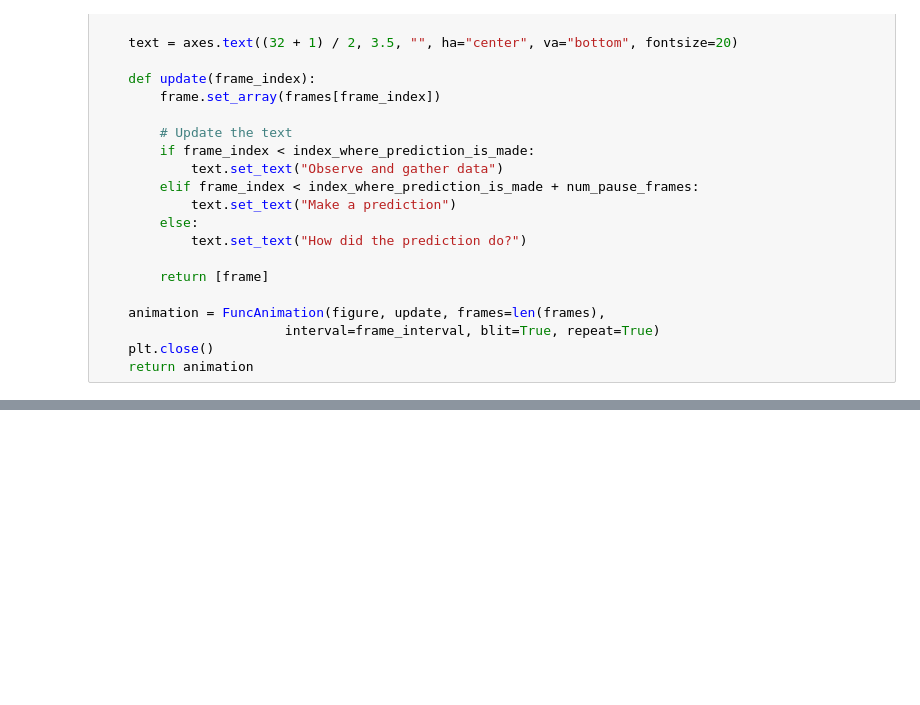
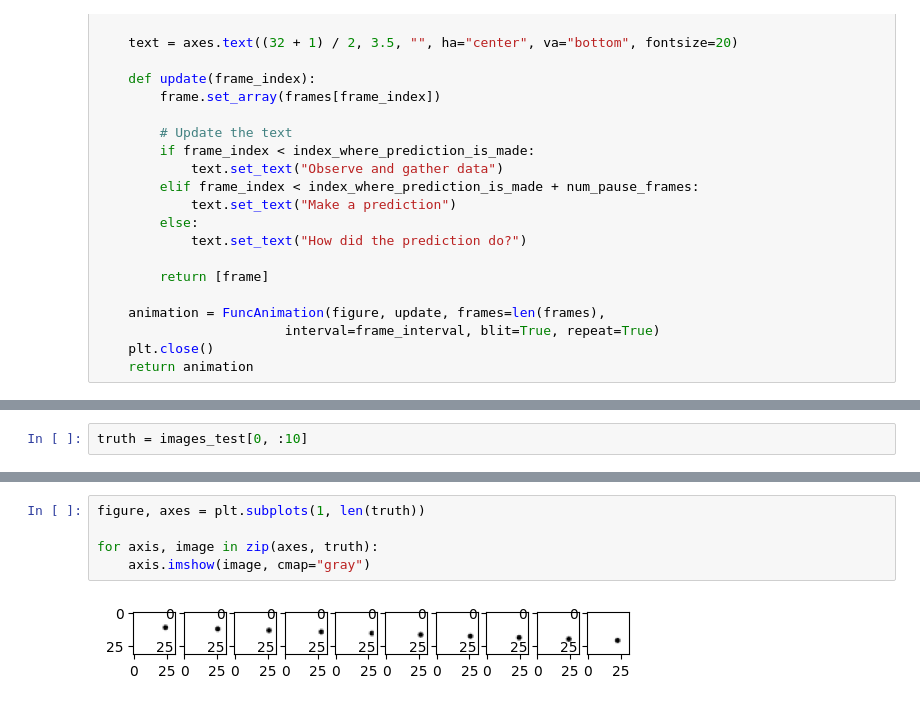
Before and after one commit to aremondtiedrez/pythia, a Jupyter notebook: demo.ipynb, the cells around one changed output, grey strips where cells are left out. Drawn from its saved outputs; the diff is of its cells as text; blank space fills up the shorter version.

```diff
--- a/demo.ipynb
+++ b/demo.ipynb
@@ -402,3 +402,5 @@ animation = compare_visually_prediction_from_truth(truth, predictions[-1])
 HTML(animation.to_jshtml())
 # %% [output]
 [interactive output not drawn]
+# %%
+truth = images_test[0, :10]
@@ -404,0 +425,7 @@ HTML(animation.to_jshtml())
+# %%
+figure, axes = plt.subplots(1, len(truth))
+
+for axis, image in zip(axes, truth):
+    axis.imshow(image, cmap="gray")
+# %% [output]
+[figure, added]
```
Also changed, not shown: parts of 3 cells of this notebook.
